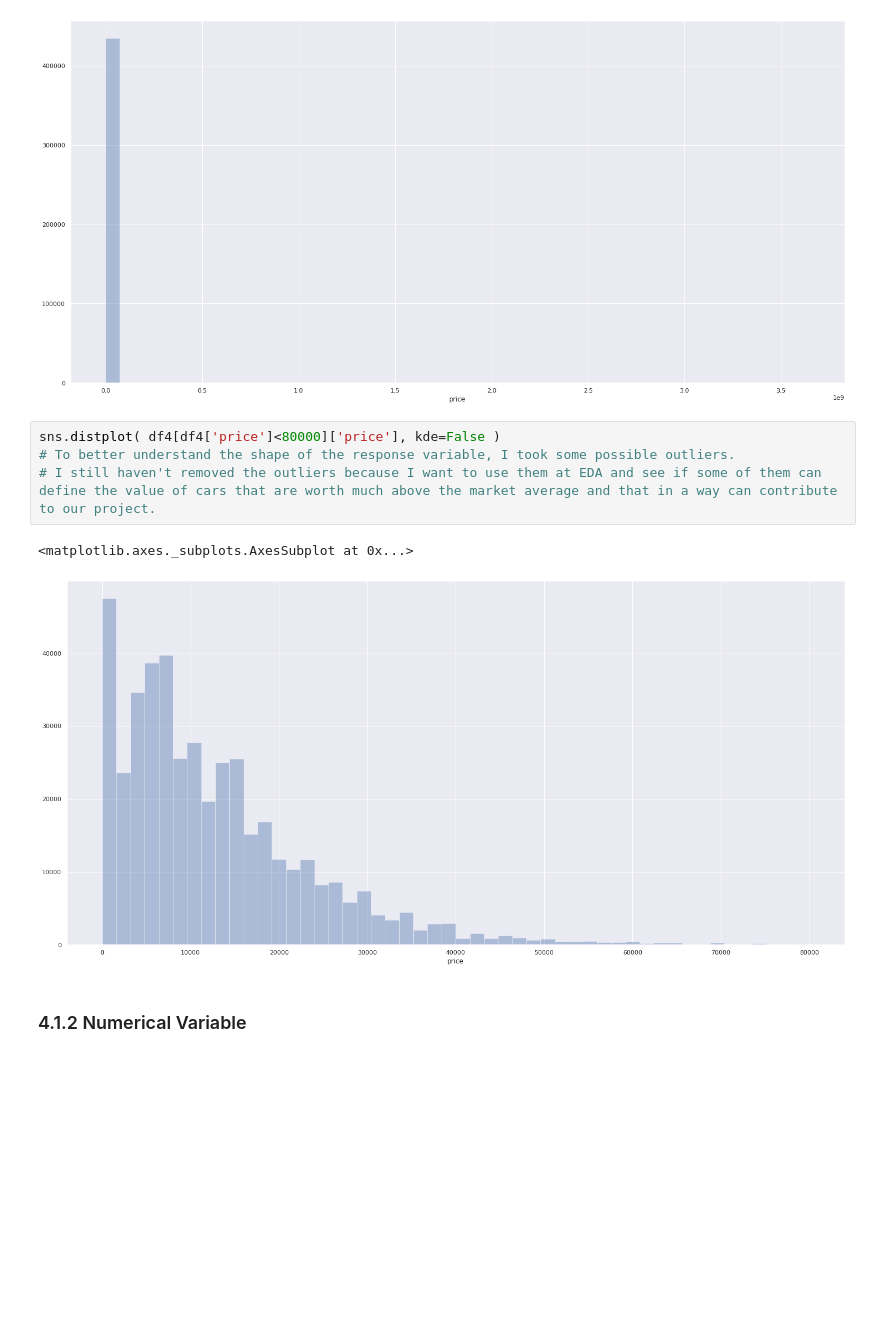
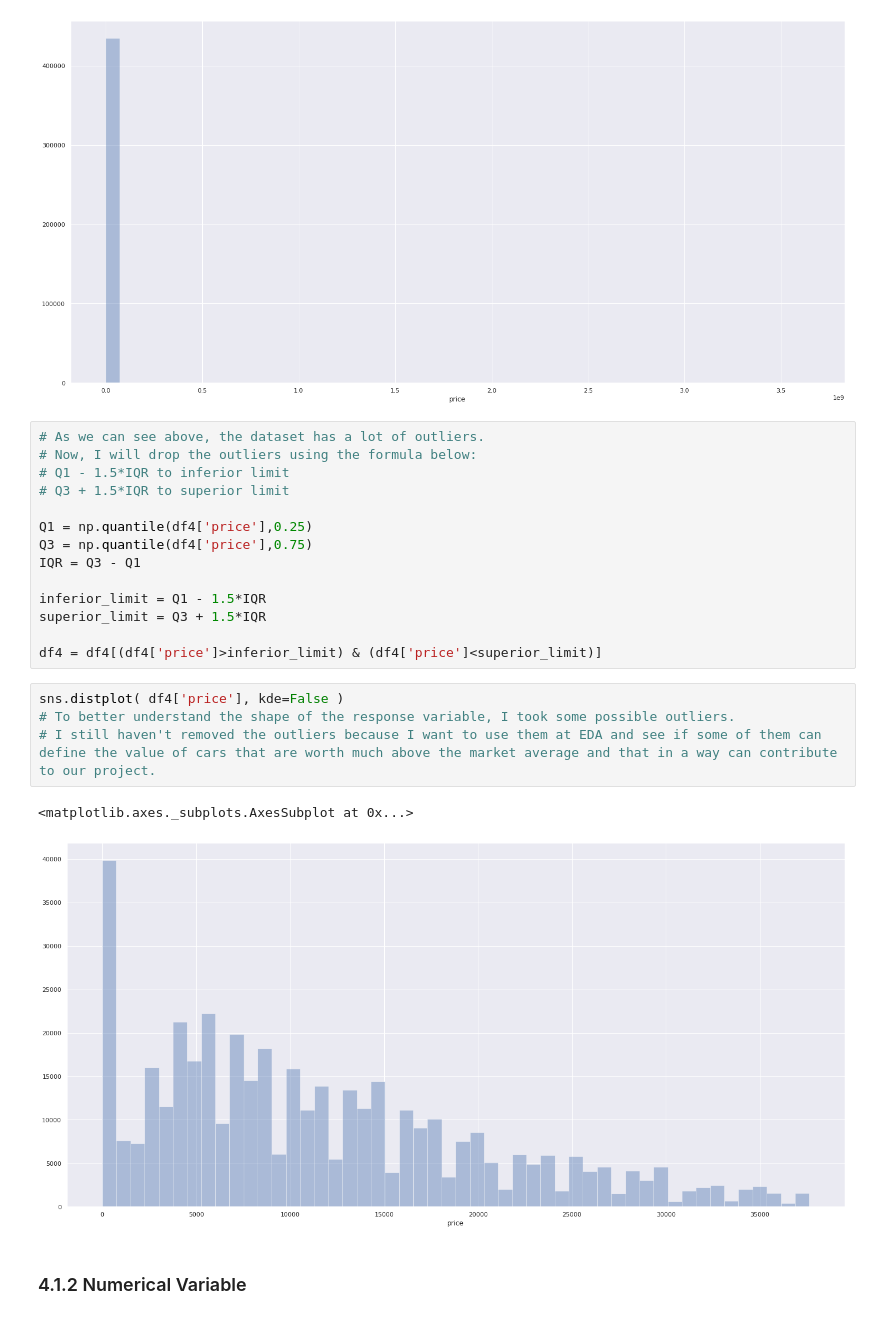
Before and after one commit to panambY/Used_Car_Price, a Jupyter notebook: Used_Car_Price.ipynb, the cells around one changed output. Drawn from its saved outputs; the diff is of its cells as text; blank space fills up the shorter version.

```diff
--- a/Used_Car_Price.ipynb
+++ b/Used_Car_Price.ipynb
@@ -812,13 +812,27 @@ sns.distplot( df4['price'], kde=False )
 # %% [output]
 <matplotlib.axes._subplots.AxesSubplot at 0x...>
 [figure]
+# %%
+# As we can see above, the dataset has a lot of outliers.
+# Now, I will drop the outliers using the formula below:
+# Q1 - 1.5*IQR to inferior limit
+# Q3 + 1.5*IQR to superior limit
+
+Q1 = np.quantile(df4['price'],0.25)
+Q3 = np.quantile(df4['price'],0.75)
+IQR = Q3 - Q1
+
+inferior_limit = Q1 - 1.5*IQR
+superior_limit = Q3 + 1.5*IQR
+
+df4 = df4[(df4['price']>inferior_limit) & (df4['price']<superior_limit)]
 # %%
-sns.distplot( df4[df4['price']<80000]['price'], kde=False )
+sns.distplot( df4['price'], kde=False )
 # To better understand the shape of the response variable, I took some possible outliers.
 # I still haven't removed the outliers because I want to use them at EDA and see if some of them can define the value of cars that are worth much above the market average and that in a way can contribute to our project.
 # %% [output]
 <matplotlib.axes._subplots.AxesSubplot at 0x...>
-[figure, old version]
+[figure, new version]
 # %% [markdown]
 ### 4.1.2 Numerical Variable
 # %%
```
Also changed, not shown: parts of 11 cells of this notebook.
